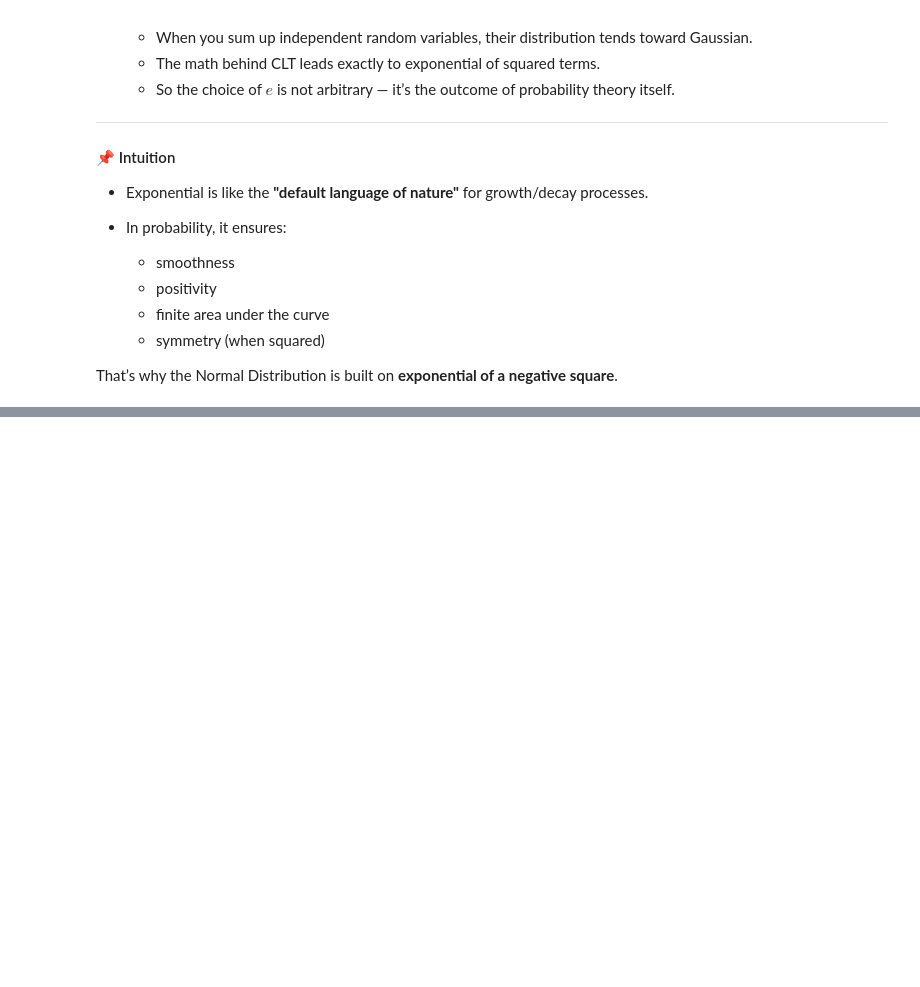
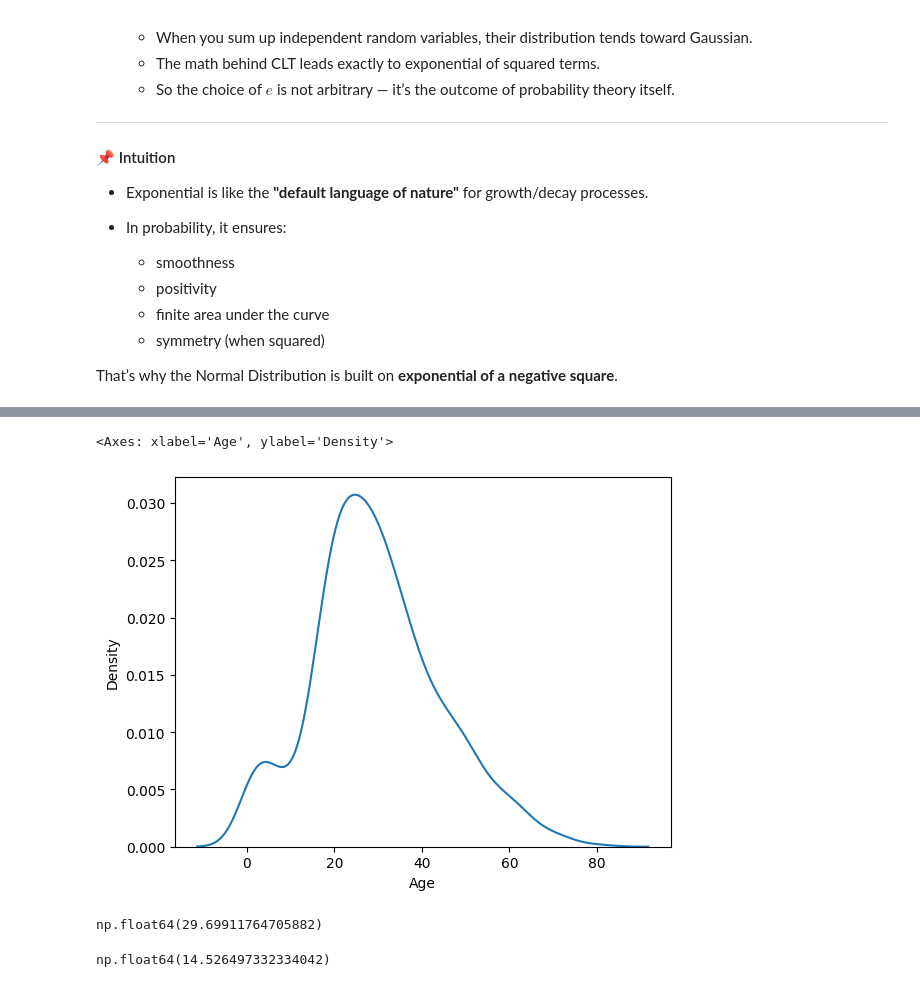
Before and after one commit to Narotam-Mishra/machine-learning-concepts, a Jupyter notebook: 05_Maths_for_ML/Probability/NormalDistribution/phase1.ipynb, the cells around one changed output, grey strips where cells are left out. Cells and saved outputs as stored; diff of their text form; code cells hidden in the pictures; blank space fills up the shorter version.

Commit message:
ml-maths_Normal_distribution_Empirical_Rule

```diff
--- a/05_Maths_for_ML/Probability/NormalDistribution/phase1.ipynb
+++ b/05_Maths_for_ML/Probability/NormalDistribution/phase1.ipynb
@@ -216,0 +224,18 @@ That’s why the Normal Distribution is built on **exponential of a negative squ
+# %%
+# code for standard normal variate
+
+# create plot for titanic data
+sns.kdeplot(titanic['Age'])
+# %% [output]
+<Axes: xlabel='Age', ylabel='Density'>
+[figure, added]
+# %%
+# mean of age
+titanic['Age'].mean()
+# %% [output]
+np.float64(29.69911764705882)
+# %%
+# standard deviation of age
+titanic['Age'].std()
+# %% [output]
+np.float64(14.526497332334042)
```
Also changed, not shown: parts of 7 cells of this notebook.
